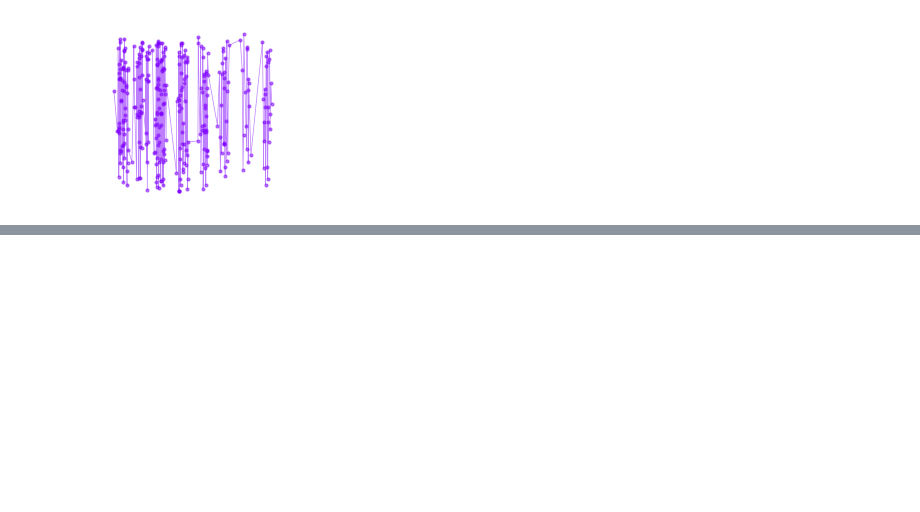
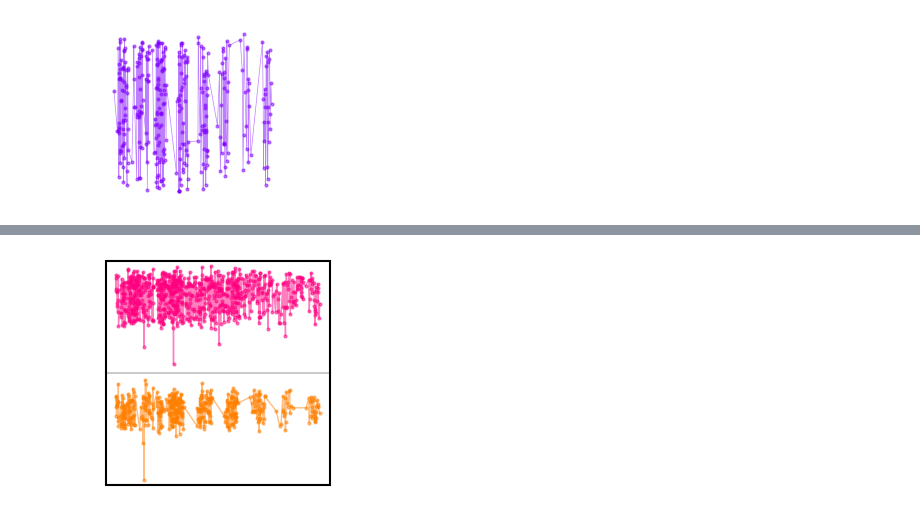
Before and after one commit to dnlmoreno/VT_Model_for_LightCurves_Classification, a Jupyter notebook: notebooks/vis_data_png.ipynb, the cells around one changed output, grey strips where cells are left out. Drawn from its saved outputs; the diff is of its cells as text; code cells hidden in the pictures; blank space fills up the shorter version.

Commit message:
I added the light curve to image conversion in an online manner

```diff
--- a/notebooks/vis_data_png.ipynb
+++ b/notebooks/vis_data_png.ipynb
@@ -44,6 +44,7 @@ df['last_detection_mjd'] = df['SNID'].map(last_detection_mjd)
 df = df[(df['MJD'] >= df['first_detection_mjd'] - 30) &
         (df['MJD'] <= df['last_detection_mjd'])]
 df = df.drop(columns=['first_detection_mjd', 'last_detection_mjd'])
+df = df[df['PHOTFLAG'] != 1024]
 df[band_name] = df[band_name].replace(all_bands)
 df
 # %% [output]
@@ -238,0 +315,40 @@ for i, obj_id in enumerate(chunk_0[dict_columns['snid']].unique()):
+# %%
+for i, obj_id in enumerate(df_alcock[dict_columns['snid']].unique()):
+    obj_df = df_alcock[df_alcock[dict_columns['snid']] == obj_id]
+
+    fig, axs = plt.subplots(2, 1, figsize=(2.24, 2.24))  # Dos filas y tres columnas
+    for band_key, j in all_bands.items():
+        #row, col = divmod(j, 2)
+        row = j
+        band_data = obj_df[obj_df[dict_columns['band']] == j]
+
+        if band_data.empty:
+            axs[row].add_patch(patches.Rectangle((0, 0), 1, 1, color='white', transform=axs[row].transAxes))
+        else:
+            axs[row].errorbar(band_data[dict_columns['mjd']],
+                              band_data[dict_columns['flux']],
+                              yerr=band_data[dict_columns['flux_err']] if config['use_err'] else None,
+                              color=fig_params['colors'][j],
+                              fmt=fig_params['fmt'],
+                              alpha=fig_params['alpha'],
+                              markersize=fig_params['markersize'],
+                              linewidth=fig_params['linewidth'])
+
+        axs[row].set_ylim(fig_params['ylim'])
+        axs[row].axis('off')
+
+    plt.subplots_adjust(left=0, right=1, top=1, bottom=0, wspace=0, hspace=0)
+
+    # Cuadrado grande (borde exterior)
+    rect = patches.Rectangle((0, 0), 1, 1, linewidth=1.5, edgecolor='black', facecolor='none', transform=fig.transFigure)
+    fig.add_artist(rect)
+
+    # Línea entre las filas
+    rect = patches.Rectangle((0, 0.5), 1, 0, linewidth=0.3, edgecolor='black', facecolor='none', transform=fig.transFigure)
+    fig.add_artist(rect)
+
+    plt.show()
+
+    break
+# %% [output]
+[figure, added]
```
Also changed, not shown: parts of 6 cells of this notebook, 30 other files.
